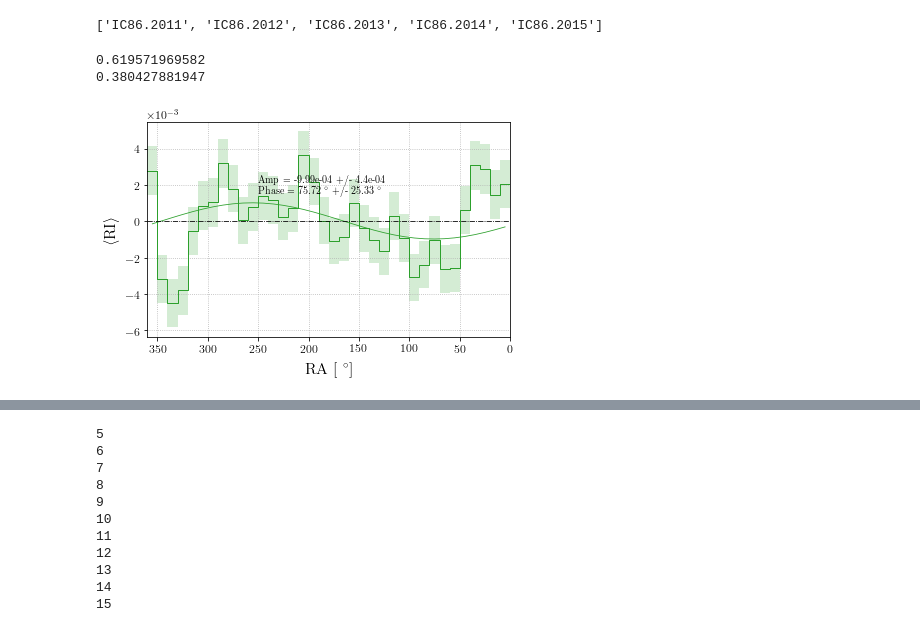
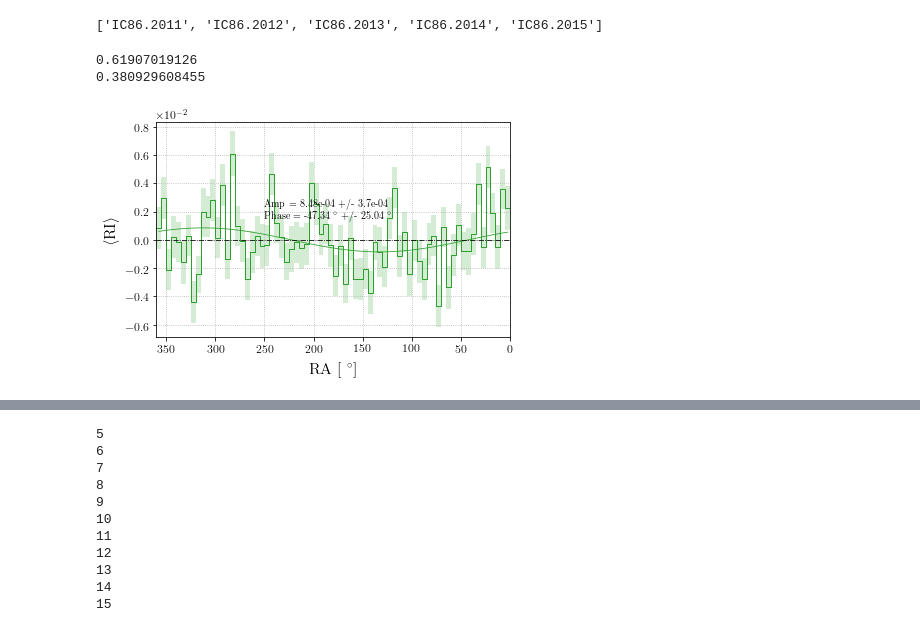
Before and after one commit to jrbourbeau/cr-composition, a Jupyter notebook: notebooks/anisotropy.ipynb, the cells around one changed output, grey strips where cells are left out. Saved outputs shown, nothing was run; the diff lists cells and outputs as text; code cells hidden in the pictures.

```diff
--- a/notebooks/anisotropy.ipynb
+++ b/notebooks/anisotropy.ipynb
@@ -50,17 +50,24 @@ import comptools.anisotropy.anisotropy as anisotropy
 color_dict = comp.analysis.get_color_dict()
 # %%
 # config = ['IC86.2012', 'IC86.2013', 'IC86.2014']
-config = ['IC86.2011', 'IC86.2012', 'IC86.2013', 'IC86.2014', 'IC86.2015']
+# config = ['IC86.2011', 'IC86.2012', 'IC86.2013', 'IC86.2014', 'IC86.2015']
 # config = ['IC86.2011', 'IC86.2012', 'IC86.2013', 'IC86.2015']
 # config = ['IC86.2012']
+config = comp.datafunctions.get_data_configs()
 n_side = 64
-smooth_rad = 5.0
+smooth_rad = 0.0
 scale = 3
-decmax = -60
-# decmax = -55
+decmax = -55
+decmin = -90
+ramin = 0
+ramax = 360
 years_str = '2011-2015'
 composition='all'
 low_energy = True
+
+
+n_dec_bins = 4
+n_ra_bins = 6
 # %%
 kwargs_data = {'config': config, 'low_energy': low_energy, 'smooth': False, 'scale': False, 'decmax': decmax}
 # %%
@@ -266,8 +463,8 @@ plt.savefig(os.path.join(comp.paths.figures_dir, outfile))
 # %%
 # config = ['IC86.2011', 'IC86.2012', 'IC86.2013', 'IC86.2014', 'IC86.2015']
 # years_str = '2011-2015'
-n_bins = 36
-# smooth_rad = 0.0
+n_bins = 72
+smooth_rad = 0.0
 
 kwargs_relint = {'config': config, 'low_energy': low_energy, 'smooth': smooth_rad, 'scale': None, 'decmax': decmax}
 # %%
@@ -282,13 +479,17 @@ n_heavy = anisotropy.get_num_events(config=config, composition='heavy', decmax=d
 print(n_light/n_total)
 print(n_heavy/n_total)
 # %% [output]
-0.619571969582
-0.380427881947
+0.61907019126
+0.380929608455
 # %%
 relint_all = anisotropy.get_map(name='relint', composition='all', **kwargs_relint)
 relint_all_err = anisotropy.get_map(name='relerr', composition='all', **kwargs_relint)
+
+data_all = anisotropy.get_map(name='data', composition='all', **kwargs_relint)
+ref_all = anisotropy.get_map(name='ref', composition='all', **kwargs_relint)
 # %%
-ri_all, ri_all_err, ra, ra_err = anisotropy.get_proj_relint(relint_all, relint_all_err, n_bins=n_bins)
+# ri_all, ri_all_err, ra, ra_err = anisotropy.get_proj_relint(relint_all, relint_all_err, n_bins=n_bins)
+ri_all, ri_all_err, ra, ra_err = anisotropy.get_binned_relint(data_all, ref_all, n_bins=n_bins, decmax=decmax)
 # %%
 popt_all, perr_all, chi2 = anisotropy.get_proj_fit_params(np.deg2rad(ra), ri_all, sigmay=ri_all_err, l=3)
 
@@ -300,29 +501,29 @@ phase_err_all = np.rad2deg(perr_all[2])
 # %%
 fig, ax = plt.subplots()
 # ax.errorbar(ra, ri_all, yerr=ri_all_err, marker='.', ls='None', c='C2', label='all')
 ra_bins = np.linspace(0, 360, n_bins + 1)
 plotting.plot_steps(ra_bins, ri_all, yerr=ri_all_err, color='C2', label='all', fillalpha=0.2, ax=ax)
 ax.plot(ra, anisotropy.cos_fit_func(np.deg2rad(ra), *popt_all[:3]), color='C2', marker='None')
 
 ax.axhline(0, marker='None', ls='-.', c='k')
 ax.set_ylabel('$\mathrm{\langle RI \\rangle }$')
 ax.set_xlabel('RA [ $^{\circ}$]')
 ax.grid()
 # ax.set_ylim(-1.5e-3, 1.5e-3)
 ax.set_xlim(0, 360)
 ax.invert_xaxis()
 ax.ticklabel_format(style='sci', axis='y', scilimits=(0,0))
 # ax.legend()
 
 all_amp_str = 'Amp = {:0.2e} +/- {:0.1e}'.format(amp_all, amp_err_all)
 all_phase_str = 'Phase = {:0.2f} {} +/- {:0.2f} {}'.format(phase_all, '$^{\circ}$', phase_err_all, '$^{\circ}$')
 ax.text(250, 1.51e-3, all_amp_str + '\n' + all_phase_str)
 
-outfile = 'IC86-{}_proj-RI-all_nside-{}_smooth-{:0.1f}.png'.format(years_str, n_side, smooth_rad)
-plt.savefig(os.path.join(comp.paths.figures_dir, outfile))
+# outfile = 'IC86-{}_proj-RI-all_nside-{}_smooth-{:0.1f}.png'.format(years_str, n_side, smooth_rad)
+# plt.savefig(os.path.join(comp.paths.figures_dir, outfile))
 plt.show()
 # %% [output]
-[figure, old version]
+[figure, new version]
 # %%
 x_ic = [4.125, 4.375, 4.583333333333333, 4.8499999999999996, 5.125, 5.375, 5.7666666666666666, 6.1333333333333329, 6.7333333333333334]
 xerr_ic = [[0.5, 0.54166666666666652, 0.54999999999999993, 0.64166666666666672, 0.71666666666666667, 0.7833333333333331, 0.83333333333333348, 0.62500000000000011, 0.58333333333333348], [0.61666666666666636, 0.65000000000000024, 0.68333333333333346, 0.73333333333333328, 0.74166666666666659, 0.74999999999999989, 0.59999999999999976, 0.51666666666666661, 0.4583333333333332]]
```
Also changed, not shown: parts of 47 cells of this notebook, 17 other files.
